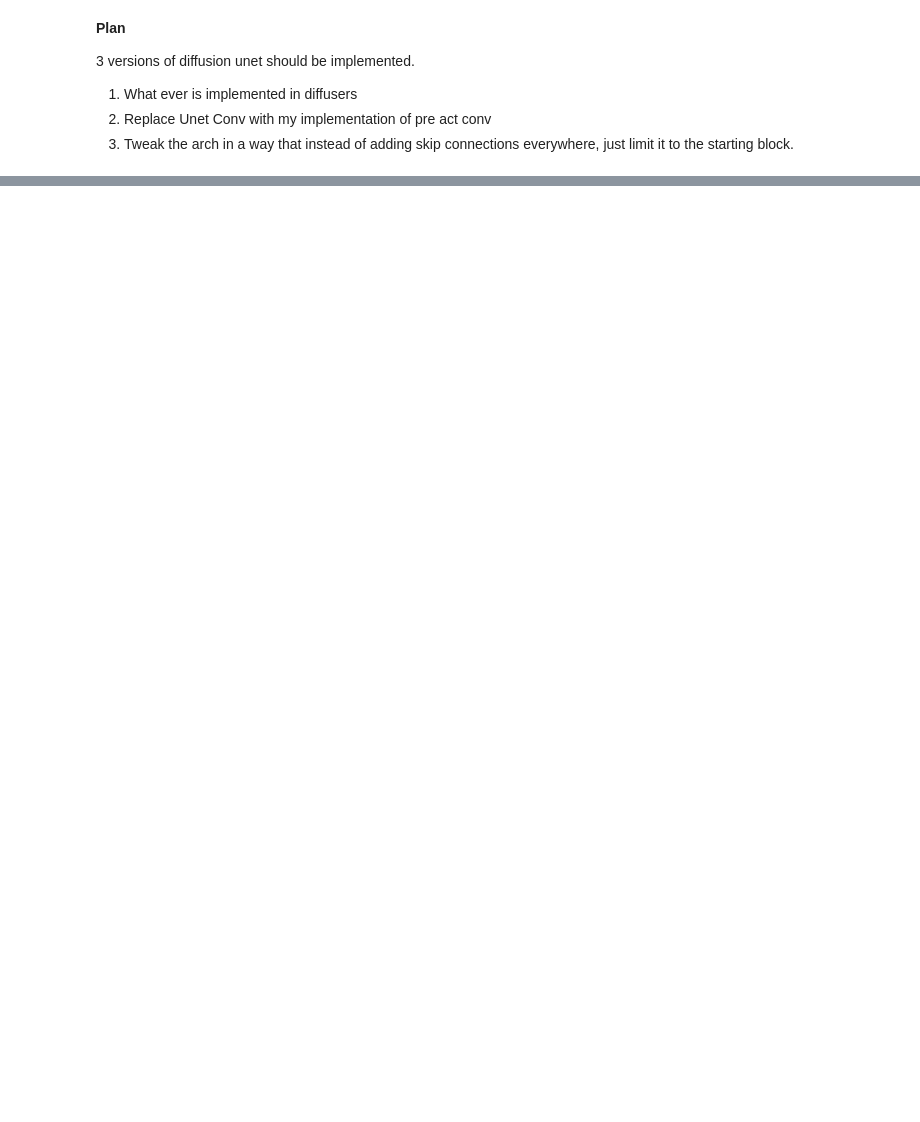
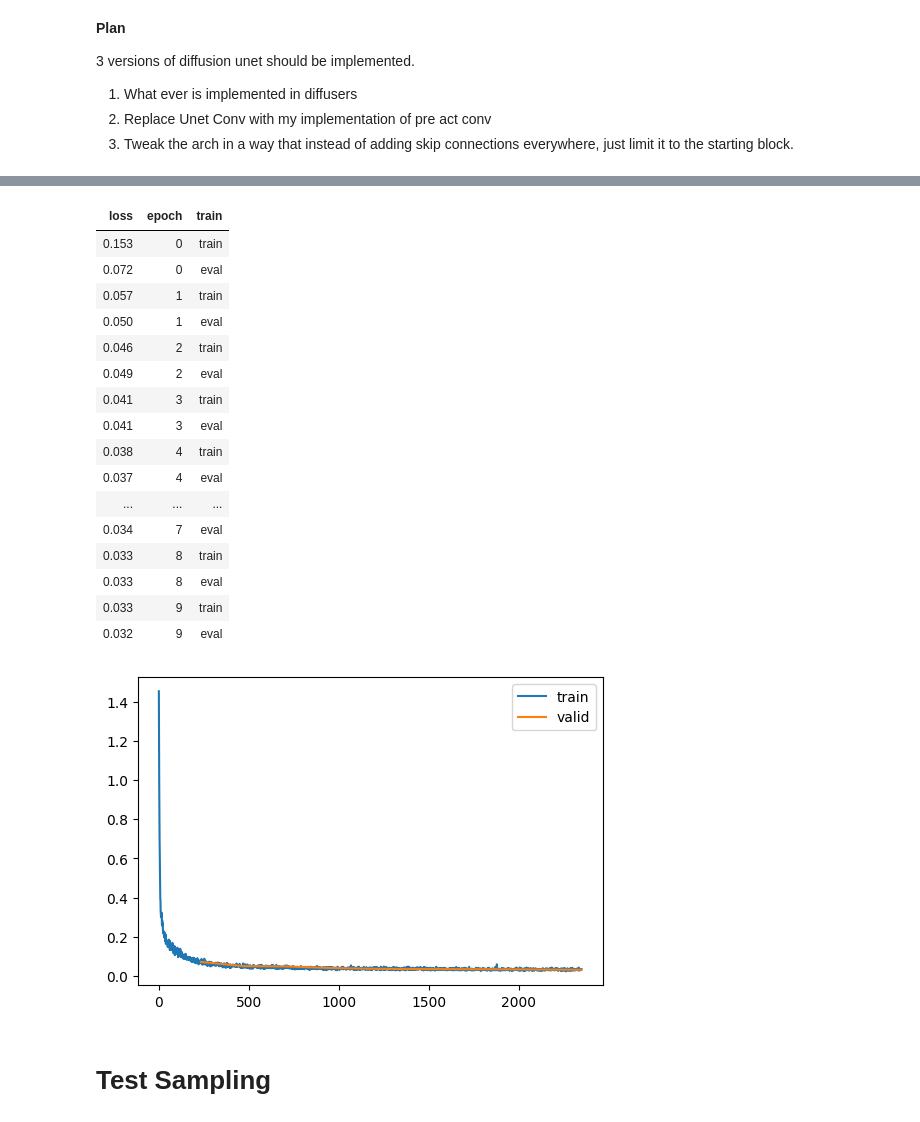
Before and after one commit to pranay8297/fastaip2, a Jupyter notebook: Diffusion_v1.ipynb, the cells around one changed output, grey strips where cells are left out. Cells and saved outputs as stored; diff of their text form; code cells hidden in the pictures; blank space fills up the shorter version.

Commit message:
Unconditional sampling from scratch.

```diff
--- a/Diffusion_v1.ipynb
+++ b/Diffusion_v1.ipynb
@@ -516,2 +511,34 @@ class DiffusionUNET(nn.Module):
     for up in self.ups: x = up(x, acts, t_emb)
     return self.final_c(x)
+# %%
+lr_max, epochs = 1e-03, 10
+dls = DataLoaders.from_dd(tds, batch_size = 256, num_workers=2)
+cbs = [
+          DeviceCB(torch.device('cuda' if torch.cuda.is_available() else 'cpu')),
+          MetricsCB(),
+          ProgressCB(plot = True),
+          DDPMPrep(n_steps = 1000, beta_max=0.01),
+          BatchSchedulerCB(partial(lr_scheduler.OneCycleLR, max_lr = lr_max, epochs = epochs, steps_per_epoch = len(dls.train))),
+      ]
+model =  DiffusionUNET(nfs = [64, 128, 256, 512])
+learner = AccLearner(model, dls, loss_func = flatten_mse, lr = lr_max, cbs = cbs, opt_func = partial(torch.optim.AdamW, eps = 1e-05))
+learner.fit(epochs)
+# %% [output]
+| loss | epoch | train |
+| 0.153 | 0 | train |
+| 0.072 | 0 | eval |
+| 0.057 | 1 | train |
+| 0.050 | 1 | eval |
+| 0.046 | 2 | train |
+| 0.049 | 2 | eval |
+| 0.041 | 3 | train |
+| 0.041 | 3 | eval |
+| 0.038 | 4 | train |
+| 0.037 | 4 | eval |
+| ... | ... | ... |
+| 0.034 | 7 | eval |
+| 0.033 | 8 | train |
+| 0.033 | 8 | eval |
+| 0.033 | 9 | train |
+| 0.032 | 9 | eval |
+[figure, added]
@@ -517,0 +552,2 @@ class DiffusionUNET(nn.Module):
+# %% [markdown]
+# Test Sampling
```
Also changed, not shown: parts of 38 cells of this notebook.
